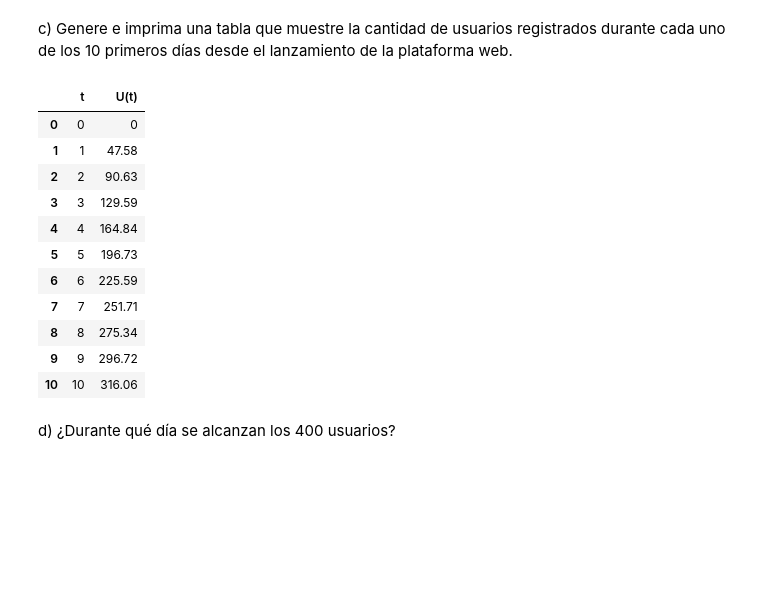
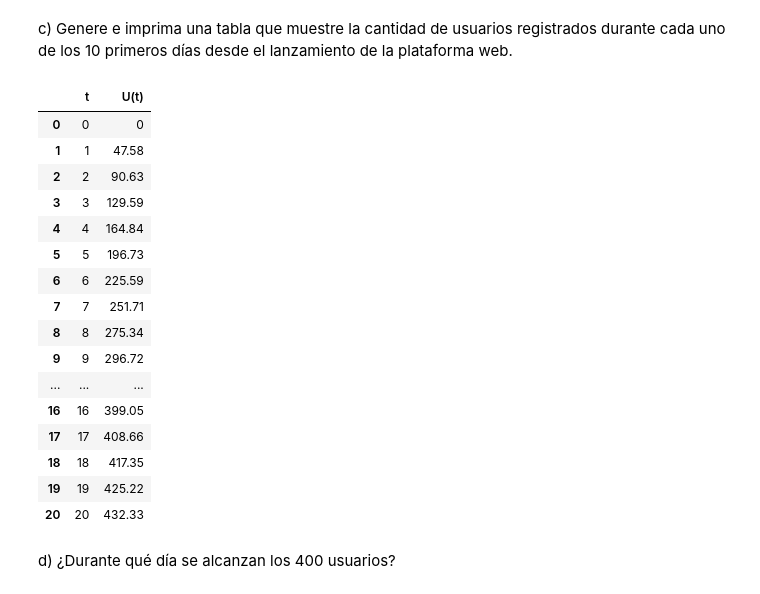
Before and after one commit to Solfter/duoc-2026, a Jupyter notebook: 01-herramientas-calculo-diferencial/G1_MAT3131.ipynb, the cells around one changed output. Cells and saved outputs as stored; diff of their text form; code cells hidden in the pictures; blank space fills up the shorter version.

```diff
--- a/01-herramientas-calculo-diferencial/G1_MAT3131.ipynb
+++ b/01-herramientas-calculo-diferencial/G1_MAT3131.ipynb
@@ -79,29 +45,34 @@ c) Genere e imprima una tabla que muestre la cantidad de usuarios registrados du
 # %%
 t = sp.Symbol('t')
 f = sp.Lambda(t, 500 * (1 - sp.exp(-0.1 * t)))
 
-dom = [n for n in range(11)]
+dom = [n for n in range(21)]
 resultado = [round(f(n), 2) for n in dom]
 
 df = pd.DataFrame({
     't': dom,
     'U(t)': resultado
 })
 
 df
 # %% [output]
 |  | t | U(t) |
 | 0 | 0 | 0 |
 | 1 | 1 | 47.58 |
 | 2 | 2 | 90.63 |
 | 3 | 3 | 129.59 |
 | 4 | 4 | 164.84 |
 | 5 | 5 | 196.73 |
 | 6 | 6 | 225.59 |
 | 7 | 7 | 251.71 |
 | 8 | 8 | 275.34 |
 | 9 | 9 | 296.72 |
-| 10 | 10 | 316.06 |
+| ... | ... | ... |
+| 16 | 16 | 399.05 |
+| 17 | 17 | 408.66 |
+| 18 | 18 | 417.35 |
+| 19 | 19 | 425.22 |
+| 20 | 20 | 432.33 |
 # %% [markdown]
 d) ¿Durante qué día se alcanzan los 400 usuarios?
 # %%
```
Also changed, not shown: parts of 15 cells of this notebook, 11 other files.
